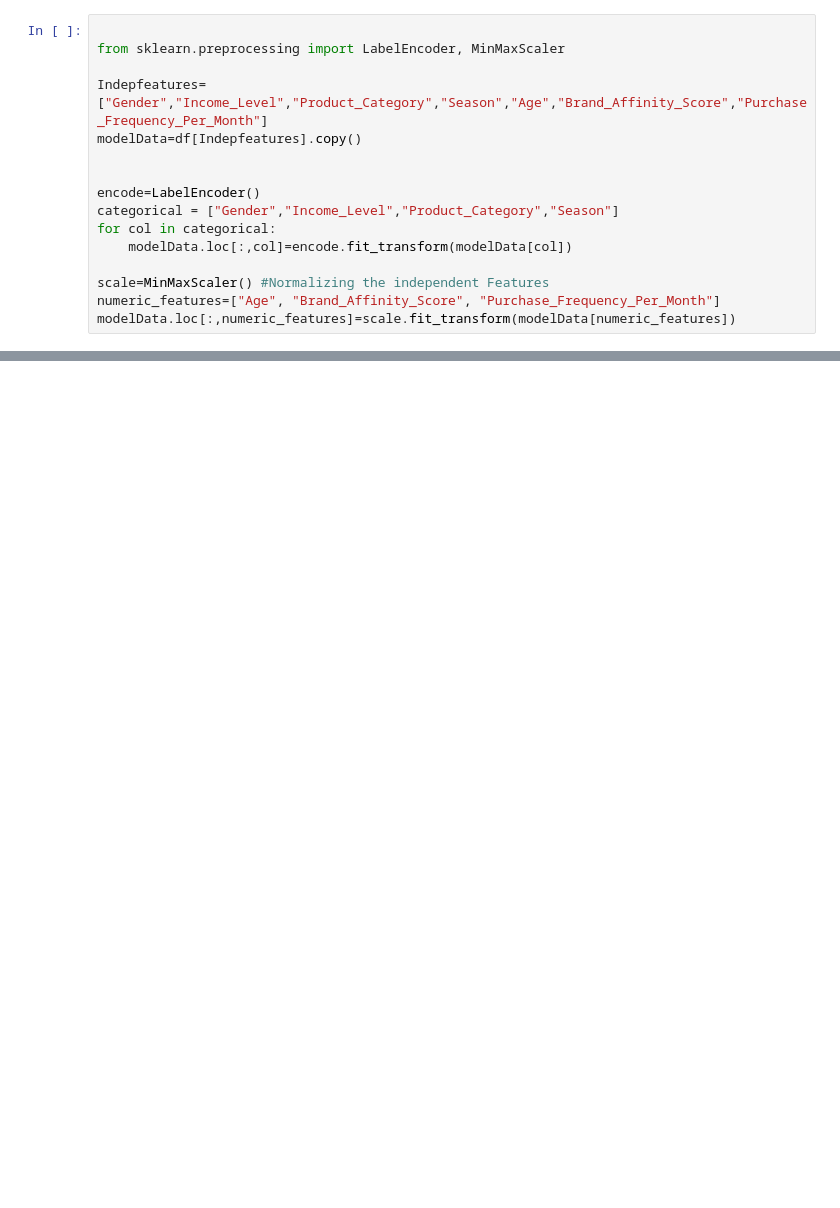
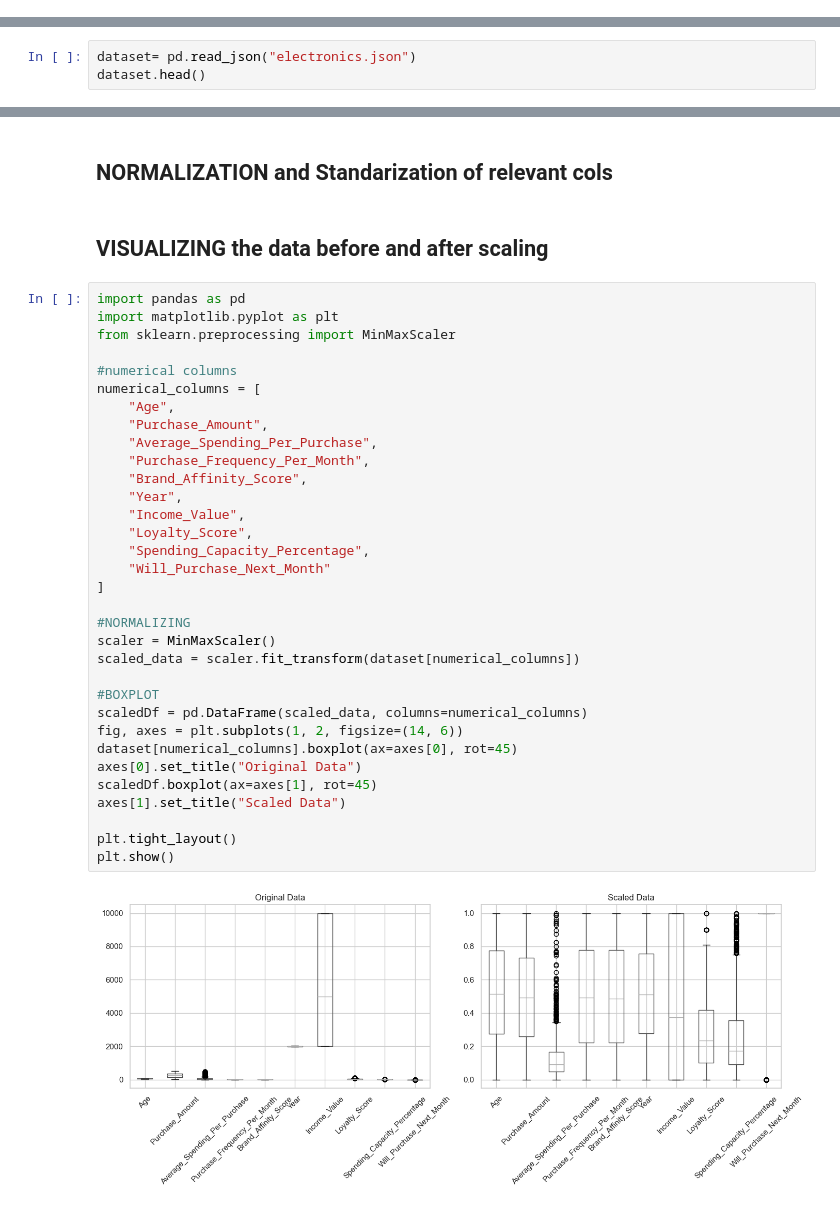
Before and after one commit to shilok09/IDS_Project, a Jupyter notebook: project.ipynb, the cells around one changed output, grey strips where cells are left out. Drawn from its saved outputs; the diff is of its cells as text; blank space fills up the shorter version.

```diff
--- a/main.ipynb
+++ b/project.ipynb
@@ -313,16 +0,0 @@ MODULE 3
-# %%
-
-from sklearn.preprocessing import LabelEncoder, MinMaxScaler
-
-Indepfeatures=["Gender","Income_Level","Product_Category","Season","Age","Brand_Affinity_Score","Purchase_Frequency_Per_Month"]
-modelData=df[Indepfeatures].copy()
-
-
-encode=LabelEncoder()
-categorical = ["Gender","Income_Level","Product_Category","Season"]
-for col in categorical:
-    modelData.loc[:,col]=encode.fit_transform(modelData[col])
-
-scale=MinMaxScaler() #Normalizing the independent Features
-numeric_features=["Age", "Brand_Affinity_Score", "Purchase_Frequency_Per_Month"]
-modelData.loc[:,numeric_features]=scale.fit_transform(modelData[numeric_features])
@@ -443,0 +5,3 @@ F1 Score: 1.0
+# %%
+dataset= pd.read_json("electronics.json")
+dataset.head()
@@ -443,0 +193,39 @@ F1 Score: 1.0
+# %% [markdown]
+## NORMALIZATION and Standarization of relevant cols
+# %% [markdown]
+## VISUALIZING the data before and after scaling
+# %%
+import pandas as pd
+import matplotlib.pyplot as plt
+from sklearn.preprocessing import MinMaxScaler
+
+#numerical columns
+numerical_columns = [
+    "Age",
+    "Purchase_Amount",
+    "Average_Spending_Per_Purchase",
+    "Purchase_Frequency_Per_Month",
+    "Brand_Affinity_Score",
+    "Year",
+    "Income_Value",
+    "Loyalty_Score",
+    "Spending_Capacity_Percentage",
+    "Will_Purchase_Next_Month"
+]
+
+#NORMALIZING
+scaler = MinMaxScaler()
+scaled_data = scaler.fit_transform(dataset[numerical_columns])
+
+#BOXPLOT
+scaledDf = pd.DataFrame(scaled_data, columns=numerical_columns)
+fig, axes = plt.subplots(1, 2, figsize=(14, 6))
+dataset[numerical_columns].boxplot(ax=axes[0], rot=45)
+axes[0].set_title("Original Data")
+scaledDf.boxplot(ax=axes[1], rot=45)
+axes[1].set_title("Scaled Data")
+
+plt.tight_layout()
+plt.show()
+# %% [output]
+[figure, added]
```
Also changed, not shown: parts of 45 cells of this notebook, 2 other files.
